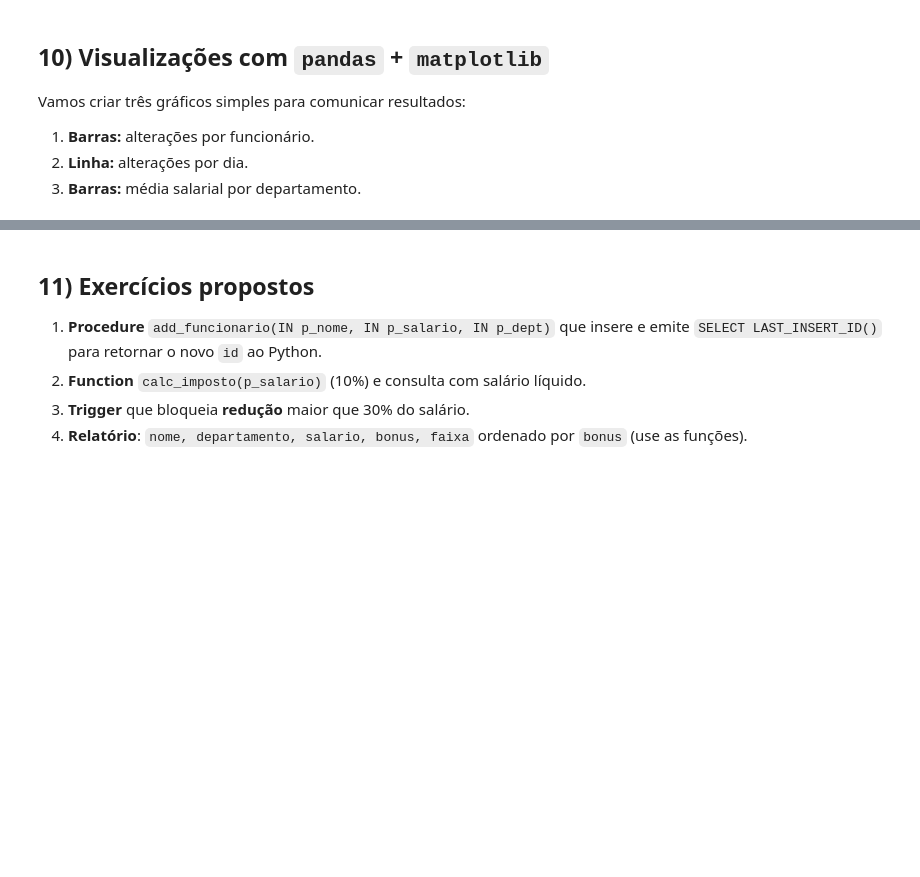
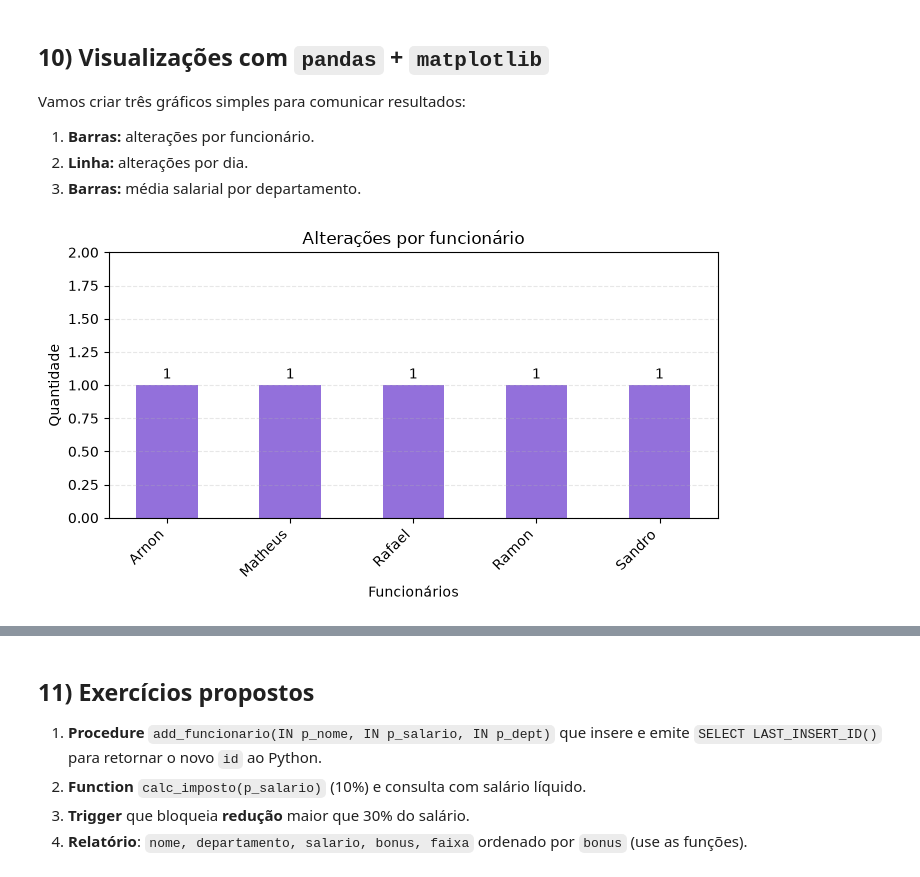
Before and after one commit to Duduur/Atividade_Rafa, a Jupyter notebook: 11_Procedures_Functions_Triggers.ipynb, the cells around one changed output, grey strips where cells are left out. Saved outputs shown, nothing was run; the diff lists cells and outputs as text; code cells hidden in the pictures; blank space fills up the shorter version.

```diff
--- a/11_Procedures_Functions_Triggers.ipynb
+++ b/11_Procedures_Functions_Triggers.ipynb
@@ -376,18 +357,29 @@ Vamos criar três gráficos simples para comunicar resultados:
 # %%
 cursor.execute("""
     SELECT f.nome, COUNT(a.id) AS qtd
     FROM funcionarios f
     LEFT JOIN auditoria_salarios a ON a.funcionario_id = f.id
     GROUP BY f.id, f.nome
     ORDER BY qtd DESC, f.nome
 """)
-df_qtd = pd.DataFrame(cursor.fetchall(), columns = ['nome','qtd'])
-plt.figure(figsize=(4,2))
-plt.bar(df_qtd['nome'], df_qtd['qtd'])
+
+df_qtd = pd.DataFrame(cursor.fetchall(), columns = ['nome', 'qtd'])
+
+plt.figure(figsize=(7,4))
+plt.bar(df_qtd['nome'], df_qtd['qtd'], color='mediumpurple', width=0.5)
+
+for i, qtd in enumerate(df_qtd['qtd']):
+    plt.text(i, qtd + 0.05, str(qtd), ha='center')
+
 plt.title('Alterações por funcionário')
 plt.xlabel('Funcionários')
 plt.ylabel('Quantidade')
-plt.xticks(rotation = 45)
+plt.xticks(rotation=45, ha='right')
+plt.ylim(0, df_qtd['qtd'].max() + 1)
+plt.grid(axis='y', linestyle='--', alpha=0.3)
+plt.tight_layout()
 plt.show()
+# %% [output]
+[figure, added]
 # %%
 cursor.execute("""
```
Also changed, not shown: parts of 11 cells of this notebook, 15 other files.
